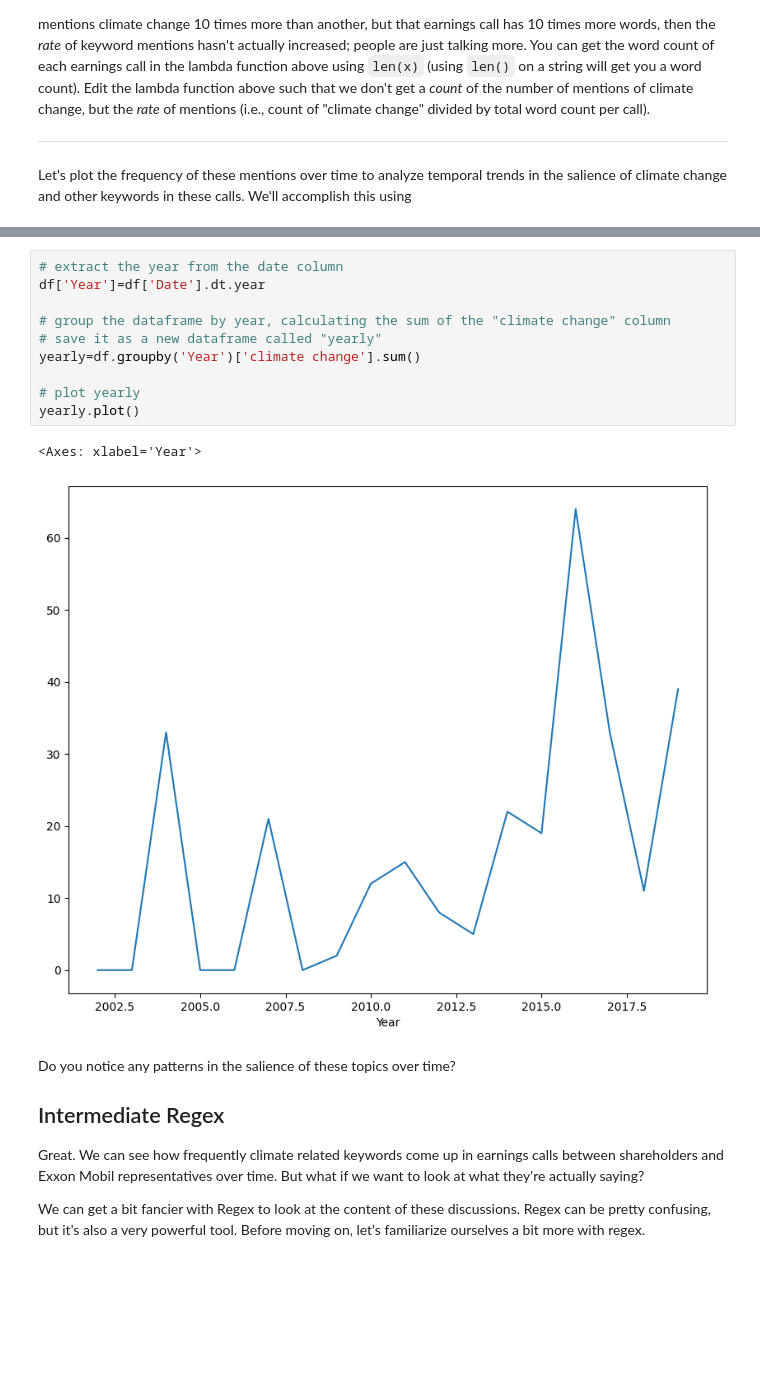
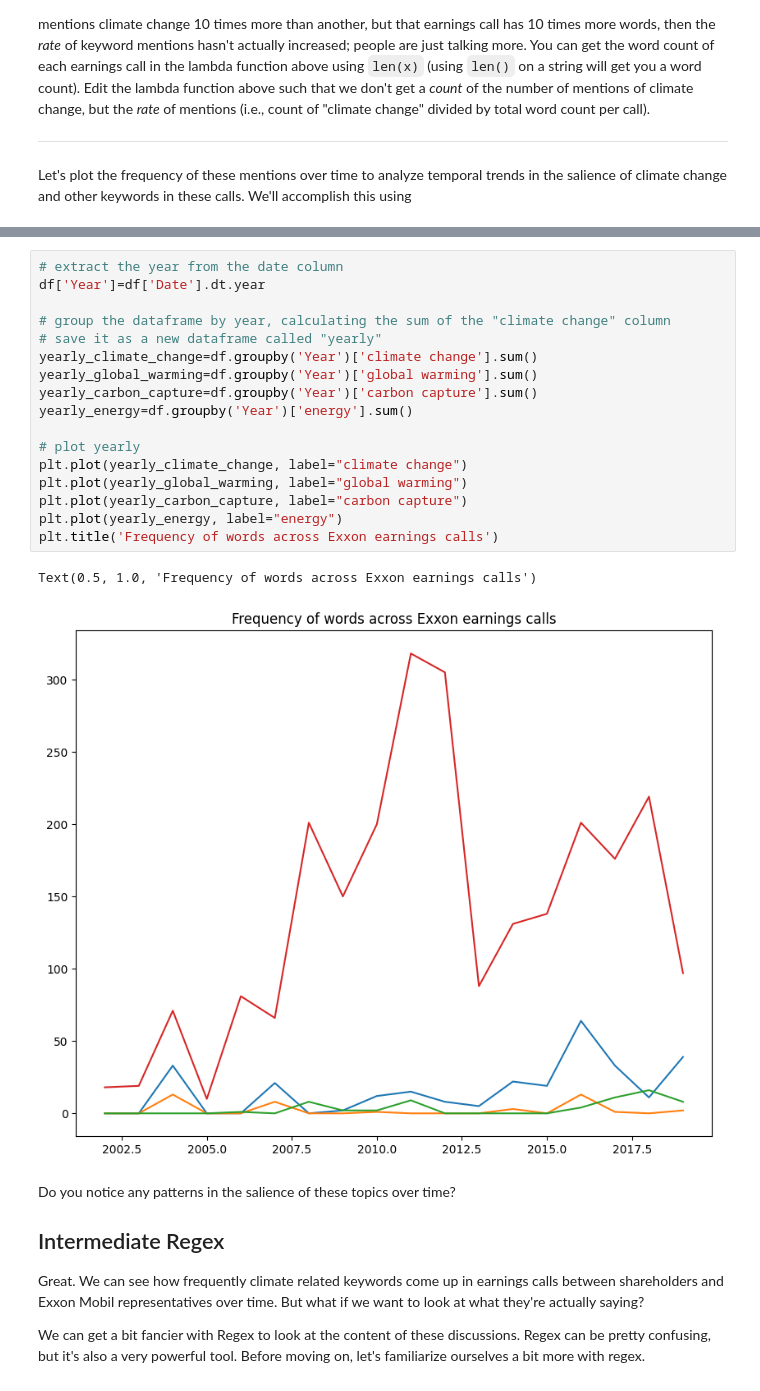
Before and after one commit to nyreemarsh/QM2, a Jupyter notebook: notebooks/W04. Natural Language Processing.ipynb, the cells around one changed output, grey strips where cells are left out. Drawn from its saved outputs; the diff is of its cells as text; blank space fills up the shorter version.

```diff
--- a/notebooks/W04. Natural Language Processing.ipynb
+++ b/notebooks/W04. Natural Language Processing.ipynb
@@ -316,16 +316,23 @@ print(df[['Title','climate change','global warming','energy']])
 # %%
 # extract the year from the date column
 df['Year']=df['Date'].dt.year
 
 # group the dataframe by year, calculating the sum of the "climate change" column
 # save it as a new dataframe called "yearly"
-yearly=df.groupby('Year')['climate change'].sum()
+yearly_climate_change=df.groupby('Year')['climate change'].sum()
+yearly_global_warming=df.groupby('Year')['global warming'].sum()
+yearly_carbon_capture=df.groupby('Year')['carbon capture'].sum()
+yearly_energy=df.groupby('Year')['energy'].sum()
 
 # plot yearly
-yearly.plot()
+plt.plot(yearly_climate_change, label="climate change")
+plt.plot(yearly_global_warming, label="global warming")
+plt.plot(yearly_carbon_capture, label="carbon capture")
+plt.plot(yearly_energy, label="energy")
+plt.title('Frequency of words across Exxon earnings calls')
 # %% [output]
-<Axes: xlabel='Year'>
+Text(0.5, 1.0, 'Frequency of words across Exxon earnings calls')
-[figure, old version]
+[figure, new version]
 # %% [markdown]
 Do you notice any patterns in the salience of these topics over time?
 
```
